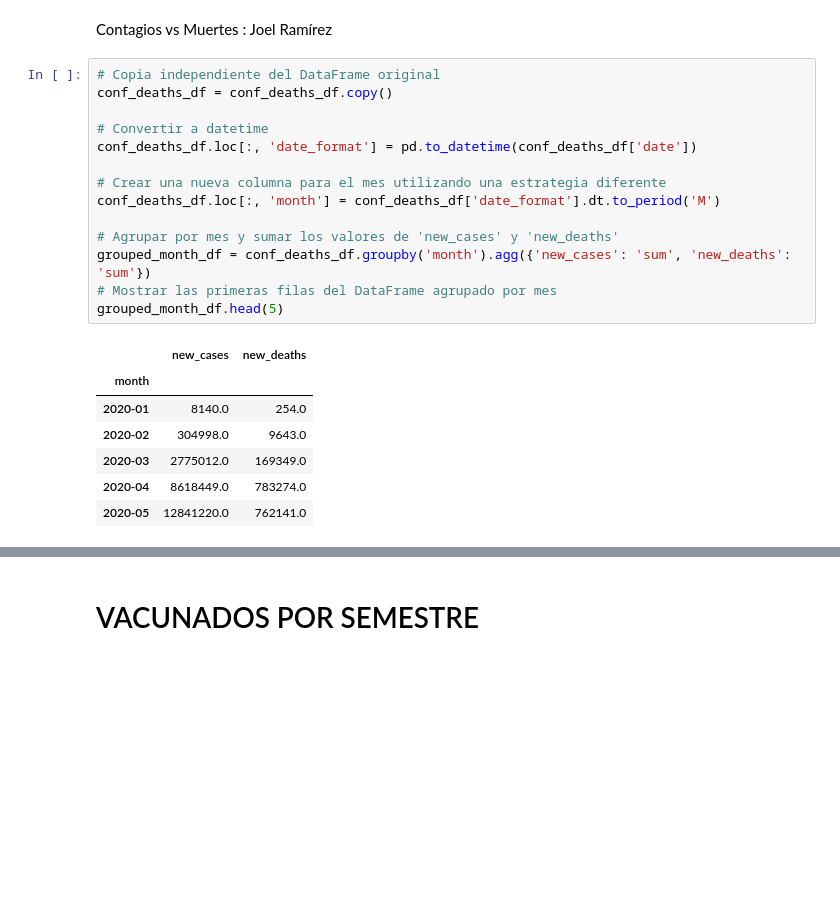
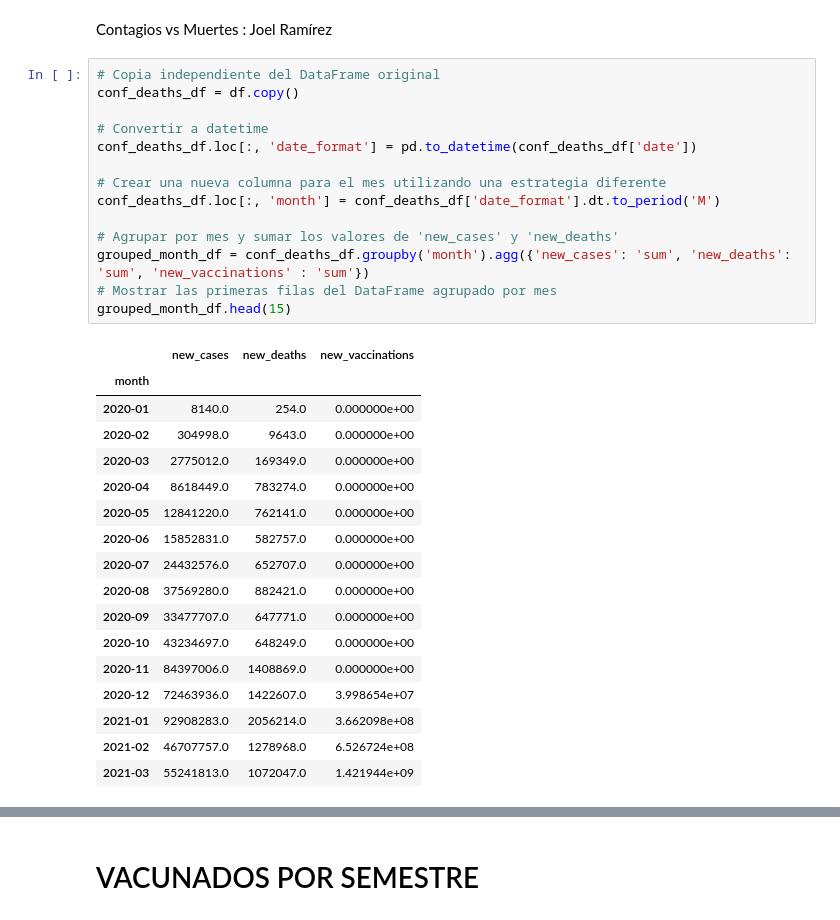
Before and after one commit to joelrvas/pucp-ia-data-visualization, a Jupyter notebook: Pry_Grp05_Visualizacion.ipynb, the cells around one changed output, grey strips where cells are left out. Saved outputs shown, nothing was run; the diff lists cells and outputs as text; blank space fills up the shorter version.

```diff
--- a/Pry_Grp05_Visualizacion.ipynb
+++ b/Pry_Grp05_Visualizacion.ipynb
@@ -52,26 +24,36 @@ Index(['iso_code', 'continent', 'location', 'date', 'total_cases', 'new_cases',
 Contagios vs Muertes : Joel Ramírez
 # %%
 # Copia independiente del DataFrame original
-conf_deaths_df = conf_deaths_df.copy()
+conf_deaths_df = df.copy()
 
 # Convertir a datetime
 conf_deaths_df.loc[:, 'date_format'] = pd.to_datetime(conf_deaths_df['date'])
 
 # Crear una nueva columna para el mes utilizando una estrategia diferente
 conf_deaths_df.loc[:, 'month'] = conf_deaths_df['date_format'].dt.to_period('M')
 
 # Agrupar por mes y sumar los valores de 'new_cases' y 'new_deaths'
-grouped_month_df = conf_deaths_df.groupby('month').agg({'new_cases': 'sum', 'new_deaths': 'sum'})
+grouped_month_df = conf_deaths_df.groupby('month').agg({'new_cases': 'sum', 'new_deaths': 'sum', 'new_vaccinations' : 'sum'})
 # Mostrar las primeras filas del DataFrame agrupado por mes
-grouped_month_df.head(5)
+grouped_month_df.head(15)
 # %% [output]
-|  | new_cases | new_deaths |
-| month |  |  |
-| 2020-01 | 8140.0 | 254.0 |
-| 2020-02 | 304998.0 | 9643.0 |
-| 2020-03 | 2775012.0 | 169349.0 |
-| 2020-04 | 8618449.0 | 783274.0 |
-| 2020-05 | 12841220.0 | 762141.0 |
+|  | new_cases | new_deaths | new_vaccinations |
+| month |  |  |  |
+| 2020-01 | 8140.0 | 254.0 | 0.000000e+00 |
+| 2020-02 | 304998.0 | 9643.0 | 0.000000e+00 |
+| 2020-03 | 2775012.0 | 169349.0 | 0.000000e+00 |
+| 2020-04 | 8618449.0 | 783274.0 | 0.000000e+00 |
+| 2020-05 | 12841220.0 | 762141.0 | 0.000000e+00 |
+| 2020-06 | 15852831.0 | 582757.0 | 0.000000e+00 |
+| 2020-07 | 24432576.0 | 652707.0 | 0.000000e+00 |
+| 2020-08 | 37569280.0 | 882421.0 | 0.000000e+00 |
+| 2020-09 | 33477707.0 | 647771.0 | 0.000000e+00 |
+| 2020-10 | 43234697.0 | 648249.0 | 0.000000e+00 |
+| 2020-11 | 84397006.0 | 1408869.0 | 0.000000e+00 |
+| 2020-12 | 72463936.0 | 1422607.0 | 3.998654e+07 |
+| 2021-01 | 92908283.0 | 2056214.0 | 3.662098e+08 |
+| 2021-02 | 46707757.0 | 1278968.0 | 6.526724e+08 |
+| 2021-03 | 55241813.0 | 1072047.0 | 1.421944e+09 |
 # %%
 import pandas as pd
 import plotly.graph_objects as go
```
Also changed, not shown: parts of 4 cells of this notebook, 1 other file.
